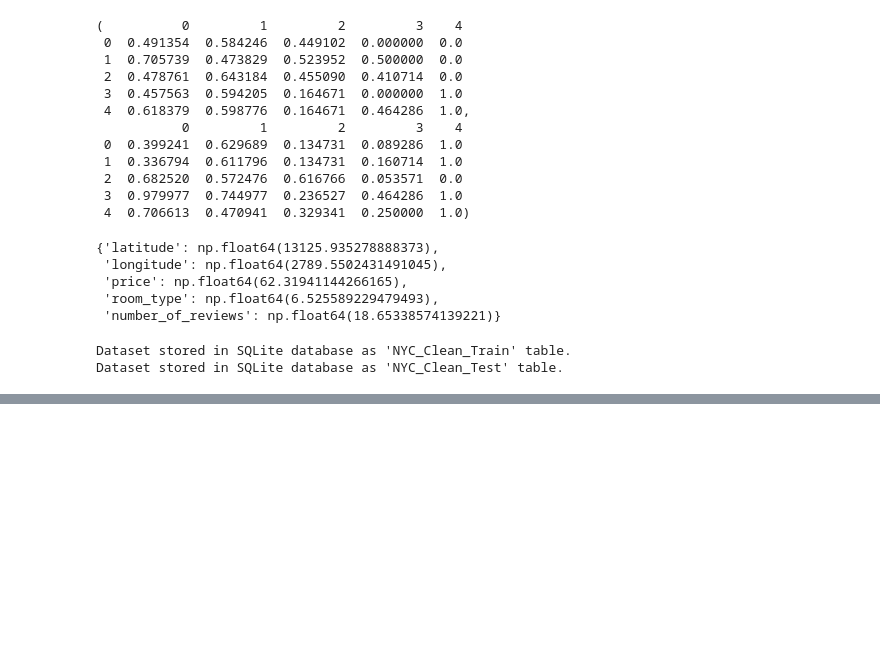
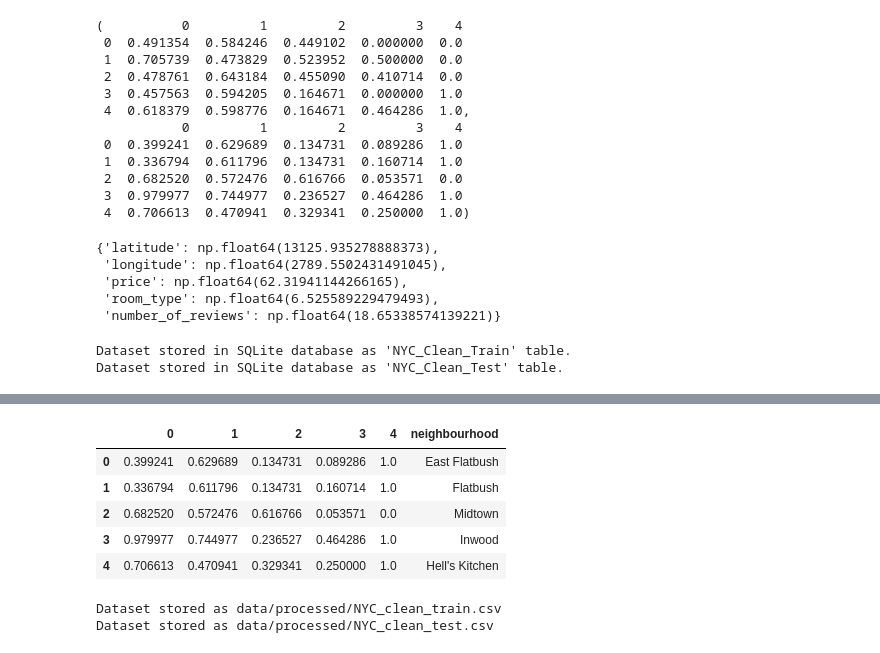
Before and after one commit to 4GeeksAcademy/tdestryk-machine-learning-python-template, a Jupyter notebook: src/explore.ipynb, the cells around one changed output, grey strips where cells are left out. Saved outputs shown, nothing was run; the diff lists cells and outputs as text; code cells hidden in the pictures; blank space fills up the shorter version.

```diff
--- a/src/explore.ipynb
+++ b/src/explore.ipynb
@@ -786,0 +794,23 @@ X_train_from_db.head()
+# %%
+X_test_from_db = pd.read_sql('SELECT * FROM NYC_Clean_Test', con=engine)
+X_test_from_db.head()
+# %% [output]
+|  | 0 | 1 | 2 | 3 | 4 | neighbourhood |
+| 0 | 0.399241 | 0.629689 | 0.134731 | 0.089286 | 1.0 | East Flatbush |
+| 1 | 0.336794 | 0.611796 | 0.134731 | 0.160714 | 1.0 | Flatbush |
+| 2 | 0.682520 | 0.572476 | 0.616766 | 0.053571 | 0.0 | Midtown |
+| 3 | 0.979977 | 0.744977 | 0.236527 | 0.464286 | 1.0 | Inwood |
+| 4 | 0.706613 | 0.470941 | 0.329341 | 0.250000 | 1.0 | Hell's Kitchen |
+# %%
+import os
+output_dir = 'data/processed'
+os.makedirs(output_dir, exist_ok=True)
+
+X_train_sel.to_csv(f'{output_dir}/NYC_clean_train.csv', index=False)
+print(f'Dataset stored as {output_dir}/NYC_clean_train.csv')
+
+X_test_sel.to_csv(f'{output_dir}/NYC_clean_test.csv', index=False)
+print(f'Dataset stored as {output_dir}/NYC_clean_test.csv')
+# %% [output]
+Dataset stored as data/processed/NYC_clean_train.csv
+Dataset stored as data/processed/NYC_clean_test.csv
```
Also changed, not shown: parts of 1 cell of this notebook.
